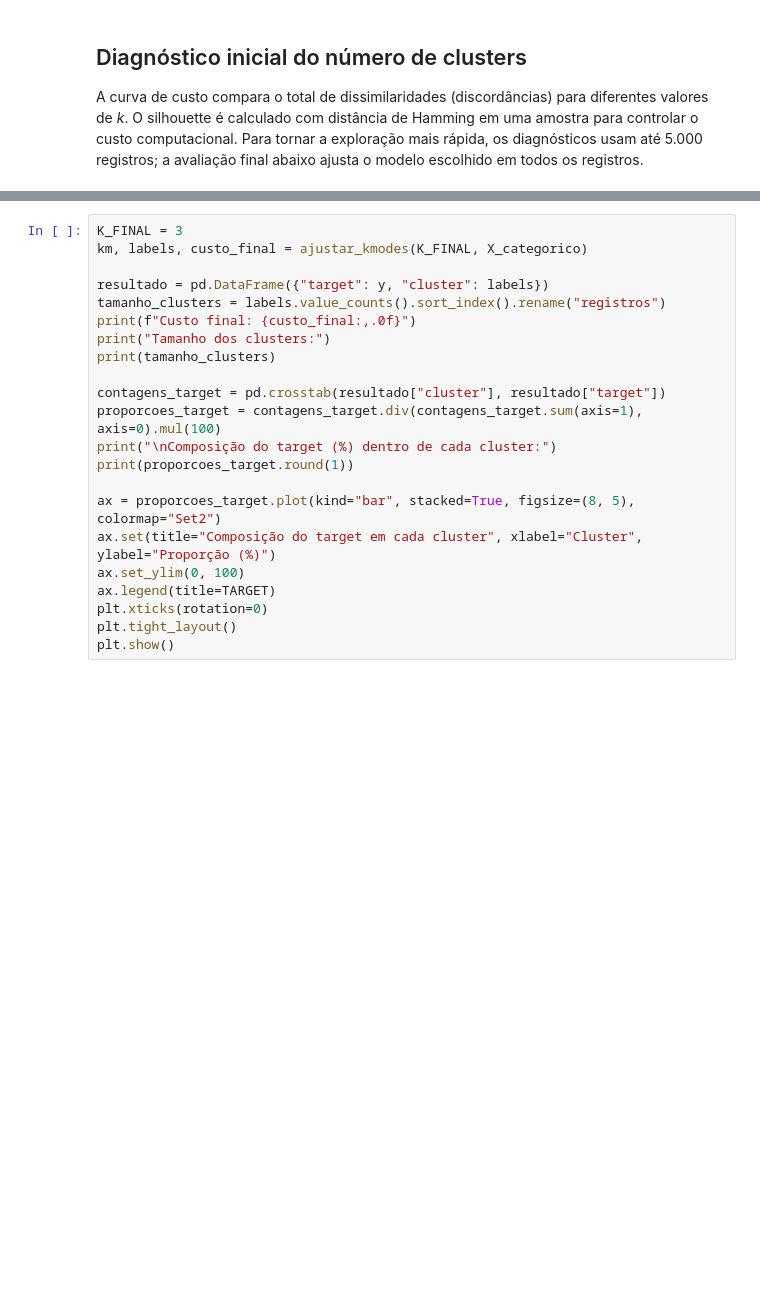
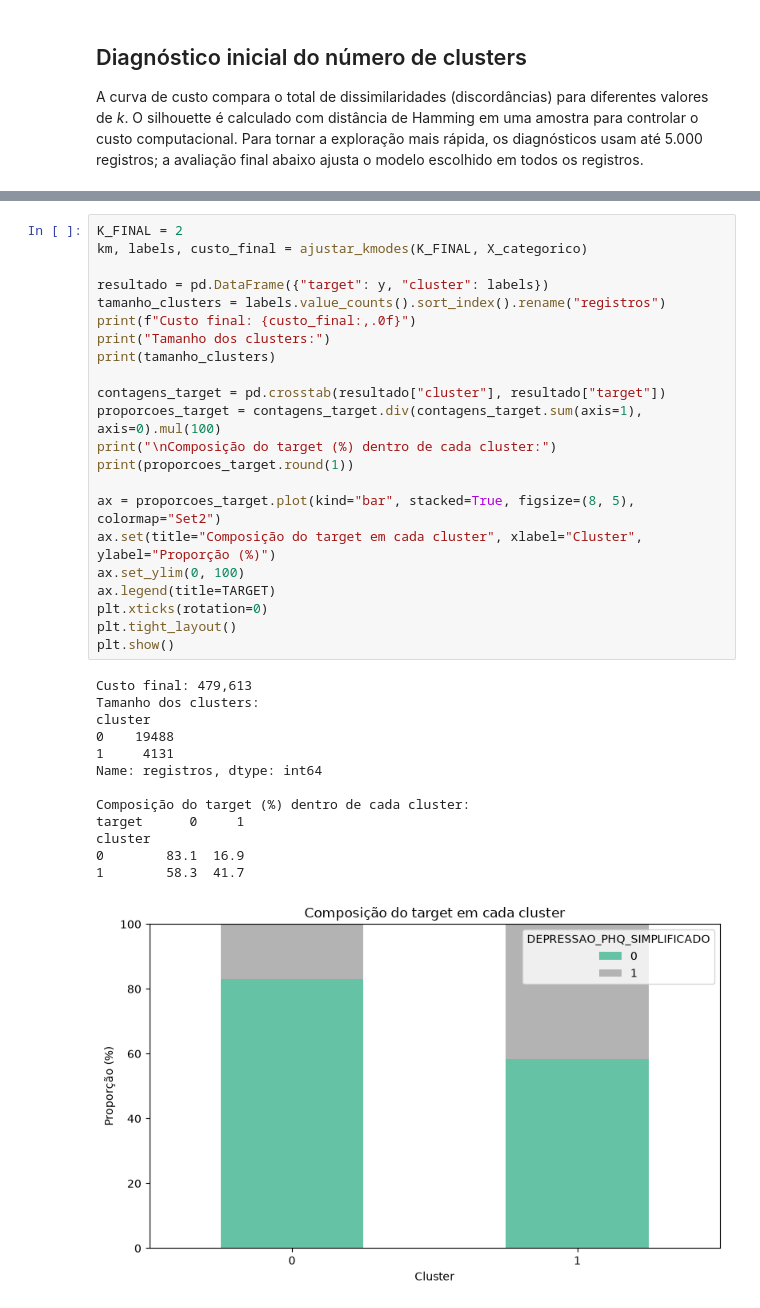
Before and after one commit to JulioSamuelOliveira/saudemental, a Jupyter notebook: 5-Kmeans&Kmodes/K_modes.ipynb, the cells around one changed output, grey strips where cells are left out. Drawn from its saved outputs; the diff is of its cells as text; blank space fills up the shorter version.

```diff
--- a/5-Kmeans&Kmodes/K_modes.ipynb
+++ b/5-Kmeans&Kmodes/K_modes.ipynb
@@ -139,25 +170,39 @@ Comece com `K_FINAL = 3` como hipótese inicial e ajuste após observar custo e
 # %%
-K_FINAL = 3
+K_FINAL = 2
 km, labels, custo_final = ajustar_kmodes(K_FINAL, X_categorico)
 
 resultado = pd.DataFrame({"target": y, "cluster": labels})
 tamanho_clusters = labels.value_counts().sort_index().rename("registros")
 print(f"Custo final: {custo_final:,.0f}")
 print("Tamanho dos clusters:")
 print(tamanho_clusters)
 
 contagens_target = pd.crosstab(resultado["cluster"], resultado["target"])
 proporcoes_target = contagens_target.div(contagens_target.sum(axis=1), axis=0).mul(100)
 print("\nComposição do target (%) dentro de cada cluster:")
 print(proporcoes_target.round(1))
 
 ax = proporcoes_target.plot(kind="bar", stacked=True, figsize=(8, 5), colormap="Set2")
 ax.set(title="Composição do target em cada cluster", xlabel="Cluster", ylabel="Proporção (%)")
 ax.set_ylim(0, 100)
 ax.legend(title=TARGET)
 plt.xticks(rotation=0)
 plt.tight_layout()
 plt.show()
+# %% [output]
+Custo final: 479,613
+Tamanho dos clusters:
+cluster
+0    19488
+1     4131
+Name: registros, dtype: int64
+
+Composição do target (%) dentro de cada cluster:
+target      0     1
+cluster
+0        83.1  16.9
+1        58.3  41.7
+[figure, added]
 # %%
 colunas_perfil = [
     "IDADE_FAIXA",
```
Also changed, not shown: parts of 16 cells of this notebook.
